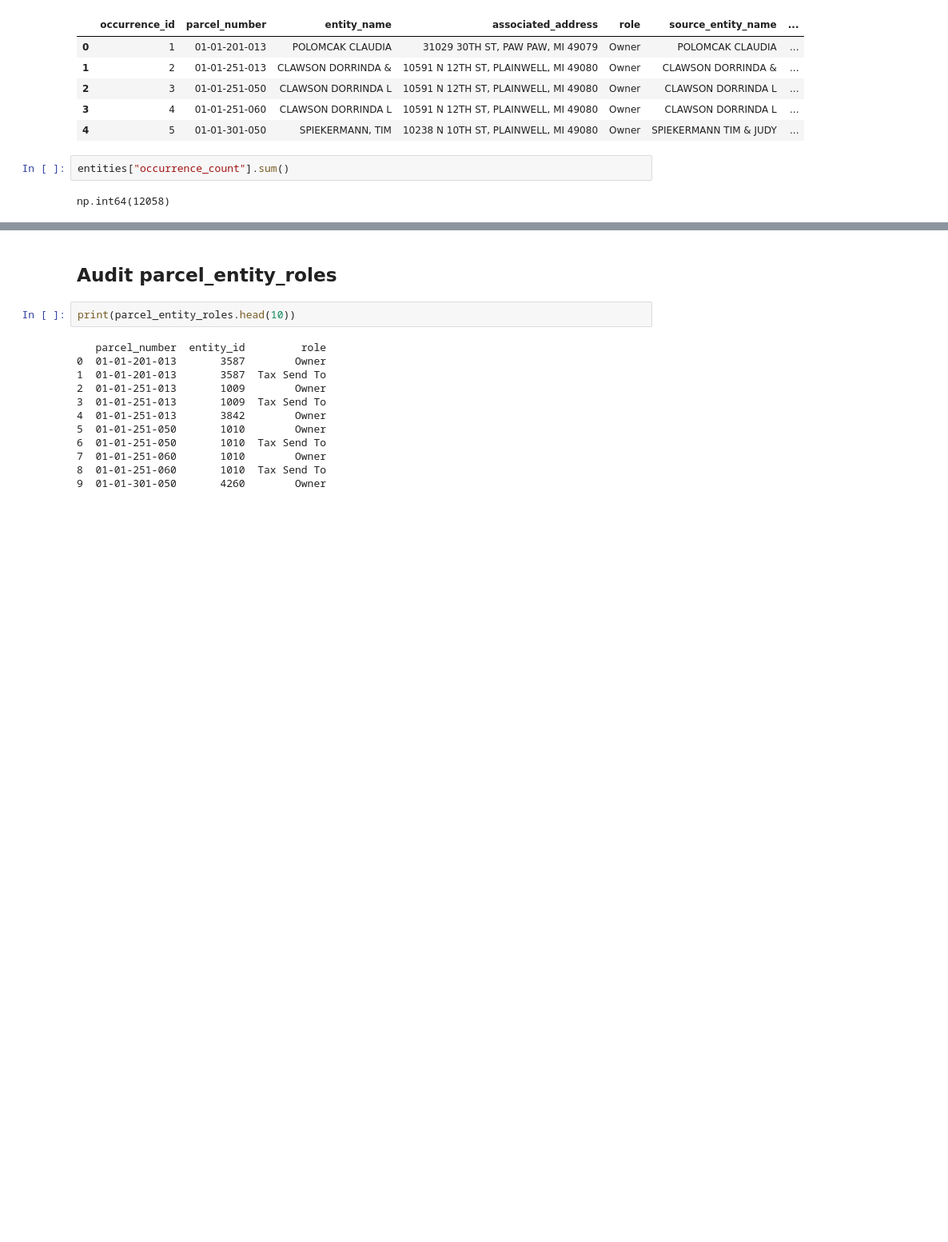
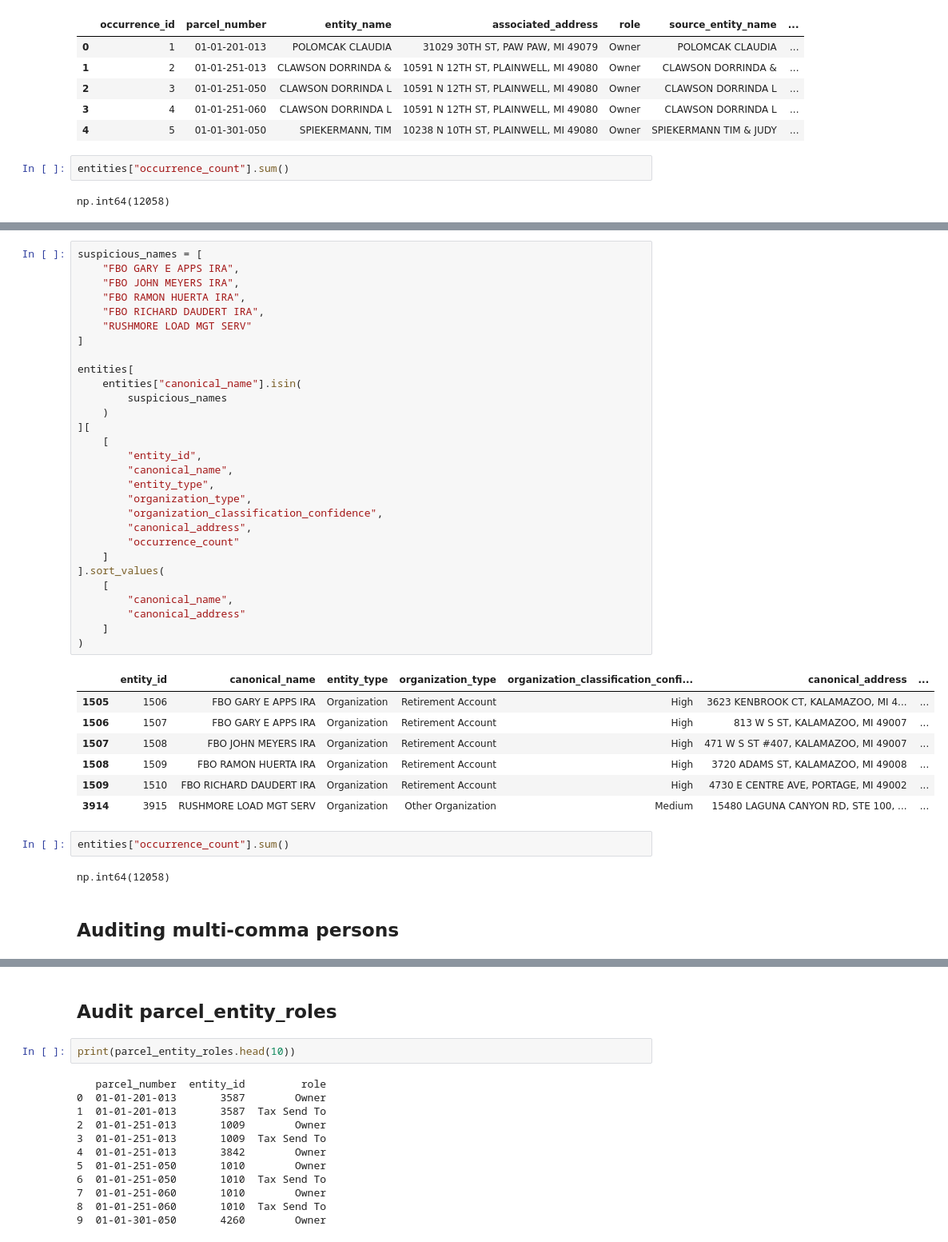
Before and after one commit to mattphinney-94/kzoo_county_project, a Jupyter notebook: Finalized_Entity_Table_Analysis.ipynb, the cells around one changed output, grey strips where cells are left out. Shown at 80% size. Drawn from its saved outputs; the diff is of its cells as text; blank space fills up the shorter version.

```diff
--- a/Finalized_Entity_Table_Analysis.ipynb
+++ b/Finalized_Entity_Table_Analysis.ipynb
@@ -84,0 +632,43 @@ np.int64(12058)
+# %%
+suspicious_names = [
+    "FBO GARY E APPS IRA",
+    "FBO JOHN MEYERS IRA",
+    "FBO RAMON HUERTA IRA",
+    "FBO RICHARD DAUDERT IRA",
+    "RUSHMORE LOAD MGT SERV"
+]
+
+entities[
+    entities["canonical_name"].isin(
+        suspicious_names
+    )
+][
+    [
+        "entity_id",
+        "canonical_name",
+        "entity_type",
+        "organization_type",
+        "organization_classification_confidence",
+        "canonical_address",
+        "occurrence_count"
+    ]
+].sort_values(
+    [
+        "canonical_name",
+        "canonical_address"
+    ]
+)
+# %% [output]
+|  | entity_id | canonical_name | entity_type | organization_type | organization_classification_confi... | canonical_address | ... |
+| 1505 | 1506 | FBO GARY E APPS IRA | Organization | Retirement Account | High | 3623 KENBROOK CT, KALAMAZOO, MI 4... | ... |
+| 1506 | 1507 | FBO GARY E APPS IRA | Organization | Retirement Account | High | 813 W S ST, KALAMAZOO, MI 49007 | ... |
+| 1507 | 1508 | FBO JOHN MEYERS IRA | Organization | Retirement Account | High | 471 W S ST #407, KALAMAZOO, MI 49007 | ... |
+| 1508 | 1509 | FBO RAMON HUERTA IRA | Organization | Retirement Account | High | 3720 ADAMS ST, KALAMAZOO, MI 49008 | ... |
+| 1509 | 1510 | FBO RICHARD DAUDERT IRA | Organization | Retirement Account | High | 4730 E CENTRE AVE, PORTAGE, MI 49002 | ... |
+| 3914 | 3915 | RUSHMORE LOAD MGT SERV | Organization | Other Organization | Medium | 15480 LAGUNA CANYON RD, STE 100, ... | ... |
+# %%
+entities["occurrence_count"].sum()
+# %% [output]
+np.int64(12058)
+# %% [markdown]
+## Auditing multi-comma persons
```
Also changed, not shown: parts of 25 cells of this notebook, 1 other file.
